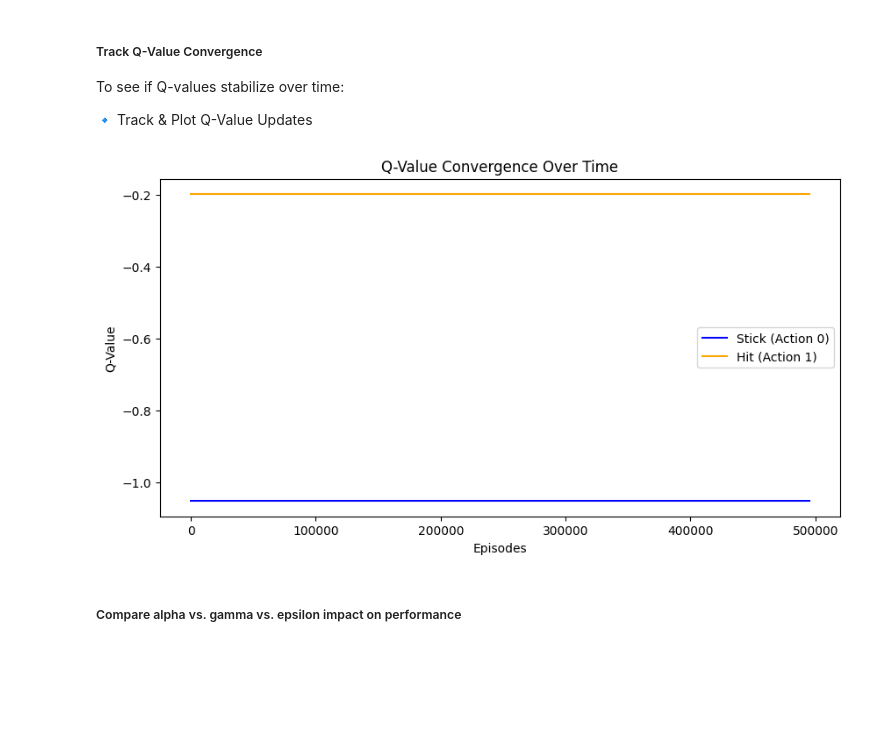
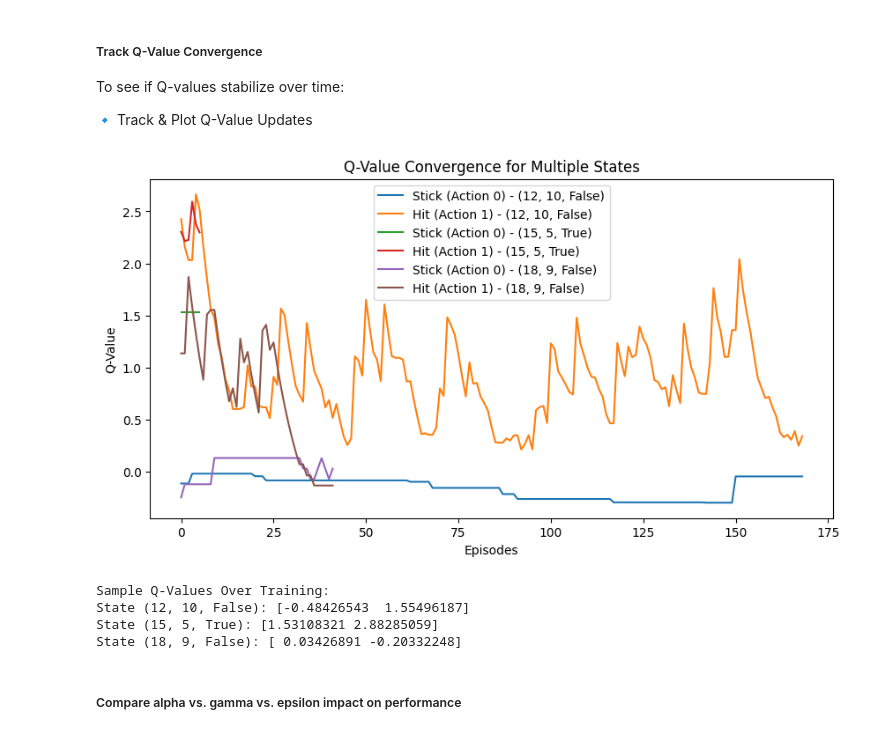
Before and after one commit to samarelayed/Reinforcement_Learning_Blackjack, a Jupyter notebook: Reinforcement_Learning_Blackjack.ipynb, the cells around one changed output. Saved outputs shown, nothing was run; the diff lists cells and outputs as text; code cells hidden in the pictures; blank space fills up the shorter version.

Commit message:
fix q-value convergence graph

```diff
--- a/Reinforcement_Learning_Blackjack.ipynb
+++ b/Reinforcement_Learning_Blackjack.ipynb
@@ -427,28 +466,57 @@ plt.show()
 To see if Q-values stabilize over time:
 
 🔹 Track & Plot Q-Value Updates
-# %%
-q_values_over_time = []
-
-for episode in checkpoints:
-    sample_state = (12, 10, False)  # Example state (Player sum: 12, Dealer: 10, No usable ace)
-    if sample_state in Q_table:
-        q_values_over_time.append(Q_table[sample_state].copy())
-    else:
-        q_values_over_time.append([0, 0])  # Default Q-values
-
-q_values_over_time = np.array(q_values_over_time)
-
-plt.figure(figsize=(10, 5))
-plt.plot(checkpoints, q_values_over_time[:, 0], label="Stick (Action 0)", color='blue')
-plt.plot(checkpoints, q_values_over_time[:, 1], label="Hit (Action 1)", color='orange')
-plt.xlabel("Episodes")
-plt.ylabel("Q-Value")
-plt.title("Q-Value Convergence Over Time")
-plt.legend()
-plt.show()
-# %% [output]
-[figure, removed]
+# %%
+# Track Q-values for multiple states
+tracked_states = [(12, 10, False), (15, 5, True), (18, 9, False)]
+q_values_over_time = {state: [] for state in tracked_states}
+
+for episode in range(5000):
+    state, _ = env.reset()
+    done = False
+
+    while not done:
+        action = env.action_space.sample() if random.uniform(0, 1) < epsilon else np.argmax(get_Q(state))
+        next_state, reward, done, truncated, _ = env.step(action)
+        best_next_action = np.argmax(get_Q(next_state))
+
+        # Update Q-table
+        Q_table[state][action] += alpha * (reward + gamma * get_Q(next_state, best_next_action) - Q_table[state][action])
+
+        # Track Q-values for selected states
+        for tracked_state in tracked_states:
+            if state == tracked_state:
+                q_values_over_time[tracked_state].append(Q_table[state].copy())
+
+        state = next_state
+
+# Convert q_values_over_time to numpy arrays for plotting
+q_values_over_time = {state: np.array(values) for state, values in q_values_over_time.items()}
+
+# Plot Q-values for each state
+plt.figure(figsize=(10, 5))
+for state, q_values in q_values_over_time.items():
+    plt.plot(range(len(q_values)), q_values[:, 0], label=f"Stick (Action 0) - {state}")
+    plt.plot(range(len(q_values)), q_values[:, 1], label=f"Hit (Action 1) - {state}")
+plt.xlabel("Episodes")
+plt.ylabel("Q-Value")
+plt.title("Q-Value Convergence for Multiple States")
+plt.legend()
+plt.show()
+# %% [output]
+[figure, added]
+# %%
+print("Sample Q-Values Over Training:")
+for state in [(12, 10, False), (15, 5, True), (18, 9, False)]:
+    if state in Q_table:
+        print(f"State {state}: {Q_table[state]}")
+    else:
+        print(f"State {state}: Not visited yet.")
+# %% [output]
+Sample Q-Values Over Training:
+State (12, 10, False): [-0.48426543  1.55496187]
+State (15, 5, True): [1.53108321 2.88285059]
+State (18, 9, False): [ 0.03426891 -0.20332248]
 # %% [markdown]
 #####  Compare alpha vs. gamma vs. epsilon impact on performance
 # %%
```
Also changed, not shown: parts of 4 cells of this notebook.
